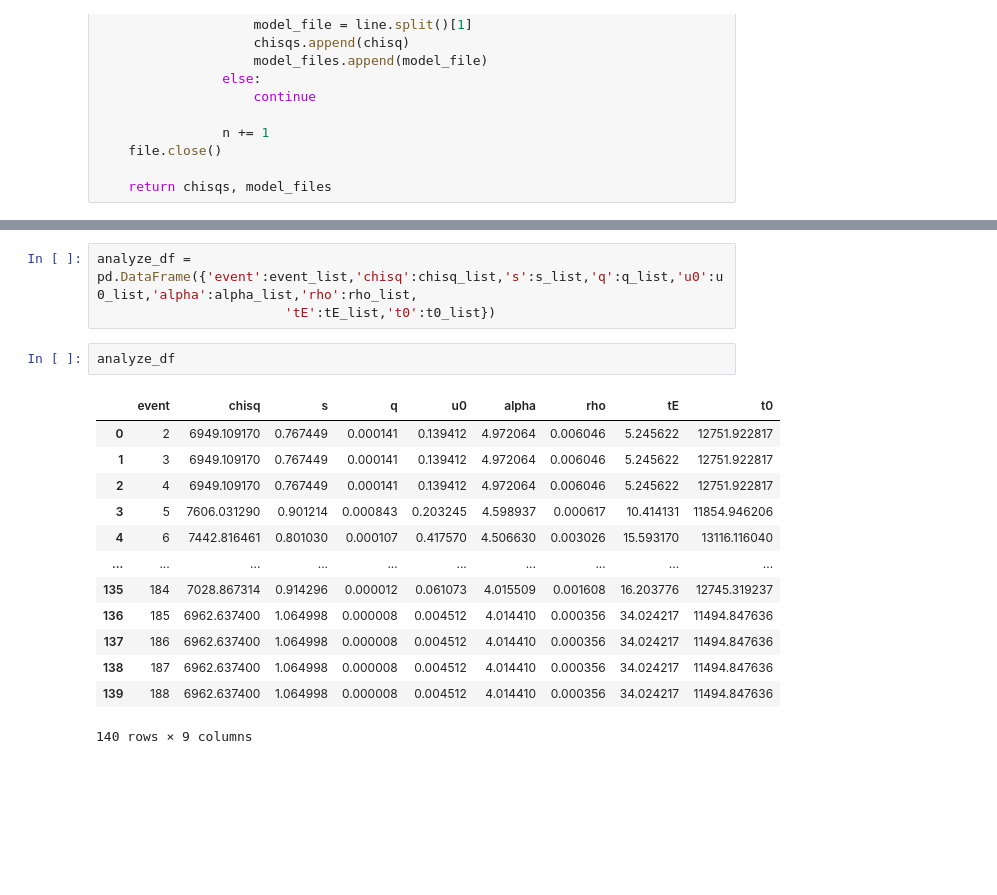
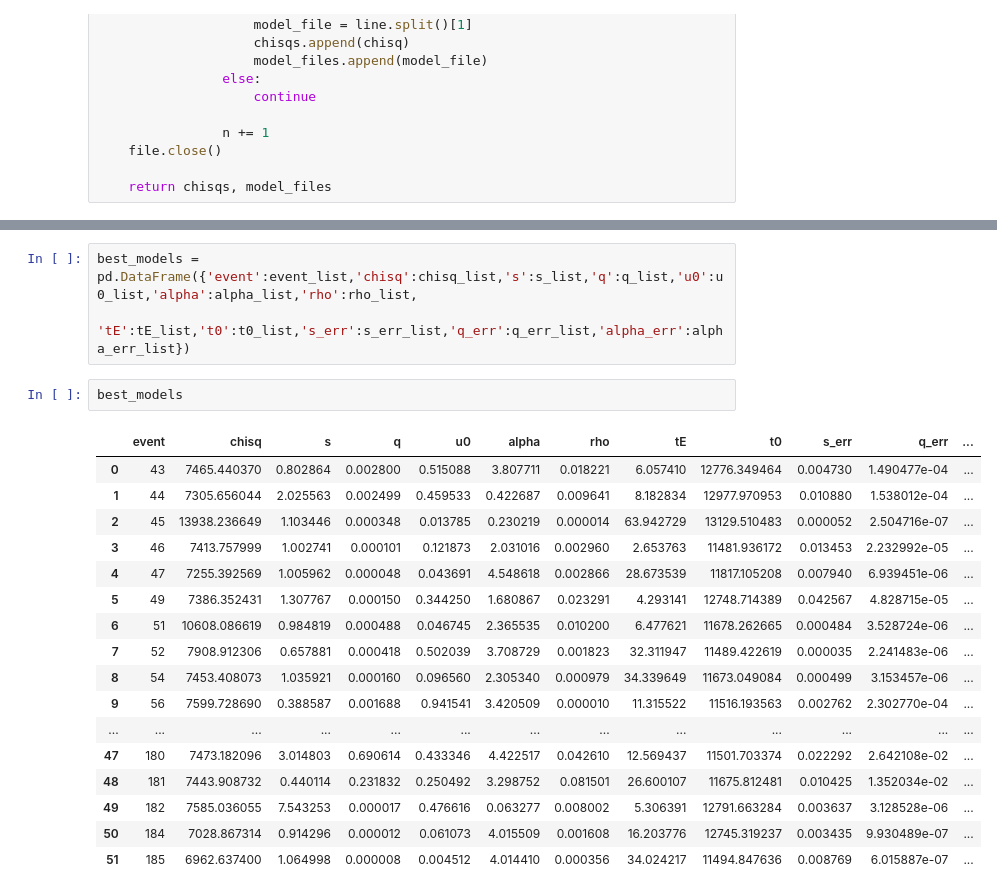
Before and after one commit to exoclam/birp, a Jupyter notebook: analyze-events.ipynb, the cells around one changed output, grey strips where cells are left out. Saved outputs shown, nothing was run; the diff lists cells and outputs as text; blank space fills up the shorter version.

```diff
--- a/analyze-events.ipynb
+++ b/analyze-events.ipynb
@@ -122,19 +239,23 @@ for i in tqdm(assess_range):
 # %%
-analyze_df = pd.DataFrame({'event':event_list,'chisq':chisq_list,'s':s_list,'q':q_list,'u0':u0_list,'alpha':alpha_list,'rho':rho_list,
-                        'tE':tE_list,'t0':t0_list})
+best_models = pd.DataFrame({'event':event_list,'chisq':chisq_list,'s':s_list,'q':q_list,'u0':u0_list,'alpha':alpha_list,'rho':rho_list,
+                        'tE':tE_list,'t0':t0_list,'s_err':s_err_list,'q_err':q_err_list,'alpha_err':alpha_err_list})
 # %%
-analyze_df
+best_models
 # %% [output]
-|  | event | chisq | s | q | u0 | alpha | rho | tE | t0 |
-| 0 | 2 | 6949.109170 | 0.767449 | 0.000141 | 0.139412 | 4.972064 | 0.006046 | 5.245622 | 12751.922817 |
-| 1 | 3 | 6949.109170 | 0.767449 | 0.000141 | 0.139412 | 4.972064 | 0.006046 | 5.245622 | 12751.922817 |
-| 2 | 4 | 6949.109170 | 0.767449 | 0.000141 | 0.139412 | 4.972064 | 0.006046 | 5.245622 | 12751.922817 |
-| 3 | 5 | 7606.031290 | 0.901214 | 0.000843 | 0.203245 | 4.598937 | 0.000617 | 10.414131 | 11854.946206 |
-| 4 | 6 | 7442.816461 | 0.801030 | 0.000107 | 0.417570 | 4.506630 | 0.003026 | 15.593170 | 13116.116040 |
-| ... | ... | ... | ... | ... | ... | ... | ... | ... | ... |
-| 135 | 184 | 7028.867314 | 0.914296 | 0.000012 | 0.061073 | 4.015509 | 0.001608 | 16.203776 | 12745.319237 |
-| 136 | 185 | 6962.637400 | 1.064998 | 0.000008 | 0.004512 | 4.014410 | 0.000356 | 34.024217 | 11494.847636 |
-| 137 | 186 | 6962.637400 | 1.064998 | 0.000008 | 0.004512 | 4.014410 | 0.000356 | 34.024217 | 11494.847636 |
-| 138 | 187 | 6962.637400 | 1.064998 | 0.000008 | 0.004512 | 4.014410 | 0.000356 | 34.024217 | 11494.847636 |
-| 139 | 188 | 6962.637400 | 1.064998 | 0.000008 | 0.004512 | 4.014410 | 0.000356 | 34.024217 | 11494.847636 |
+|  | event | chisq | s | q | u0 | alpha | rho | tE | t0 | s_err | q_err | ... |
+| 0 | 43 | 7465.440370 | 0.802864 | 0.002800 | 0.515088 | 3.807711 | 0.018221 | 6.057410 | 12776.349464 | 0.004730 | 1.490477e-04 | ... |
+| 1 | 44 | 7305.656044 | 2.025563 | 0.002499 | 0.459533 | 0.422687 | 0.009641 | 8.182834 | 12977.970953 | 0.010880 | 1.538012e-04 | ... |
+| 2 | 45 | 13938.236649 | 1.103446 | 0.000348 | 0.013785 | 0.230219 | 0.000014 | 63.942729 | 13129.510483 | 0.000052 | 2.504716e-07 | ... |
+| 3 | 46 | 7413.757999 | 1.002741 | 0.000101 | 0.121873 | 2.031016 | 0.002960 | 2.653763 | 11481.936172 | 0.013453 | 2.232992e-05 | ... |
+| 4 | 47 | 7255.392569 | 1.005962 | 0.000048 | 0.043691 | 4.548618 | 0.002866 | 28.673539 | 11817.105208 | 0.007940 | 6.939451e-06 | ... |
+| 5 | 49 | 7386.352431 | 1.307767 | 0.000150 | 0.344250 | 1.680867 | 0.023291 | 4.293141 | 12748.714389 | 0.042567 | 4.828715e-05 | ... |
+| 6 | 51 | 10608.086619 | 0.984819 | 0.000488 | 0.046745 | 2.365535 | 0.010200 | 6.477621 | 11678.262665 | 0.000484 | 3.528724e-06 | ... |
+| 7 | 52 | 7908.912306 | 0.657881 | 0.000418 | 0.502039 | 3.708729 | 0.001823 | 32.311947 | 11489.422619 | 0.000035 | 2.241483e-06 | ... |
+| 8 | 54 | 7453.408073 | 1.035921 | 0.000160 | 0.096560 | 2.305340 | 0.000979 | 34.339649 | 11673.049084 | 0.000499 | 3.153457e-06 | ... |
+| 9 | 56 | 7599.728690 | 0.388587 | 0.001688 | 0.941541 | 3.420509 | 0.000010 | 11.315522 | 11516.193563 | 0.002762 | 2.302770e-04 | ... |
+| ... | ... | ... | ... | ... | ... | ... | ... | ... | ... | ... | ... | ... |
+| 47 | 180 | 7473.182096 | 3.014803 | 0.690614 | 0.433346 | 4.422517 | 0.042610 | 12.569437 | 11501.703374 | 0.022292 | 2.642108e-02 | ... |
+| 48 | 181 | 7443.908732 | 0.440114 | 0.231832 | 0.250492 | 3.298752 | 0.081501 | 26.600107 | 11675.812481 | 0.010425 | 1.352034e-02 | ... |
+| 49 | 182 | 7585.036055 | 7.543253 | 0.000017 | 0.476616 | 0.063277 | 0.008002 | 5.306391 | 12791.663284 | 0.003637 | 3.128528e-06 | ... |
+| 50 | 184 | 7028.867314 | 0.914296 | 0.000012 | 0.061073 | 4.015509 | 0.001608 | 16.203776 | 12745.319237 | 0.003435 | 9.930489e-07 | ... |
+| 51 | 185 | 6962.637400 | 1.064998 | 0.000008 | 0.004512 | 4.014410 | 0.000356 | 34.024217 | 11494.847636 | 0.008769 | 6.015887e-07 | ... |
-140 rows × 9 columns
```
Also changed, not shown: parts of 10 cells of this notebook.
